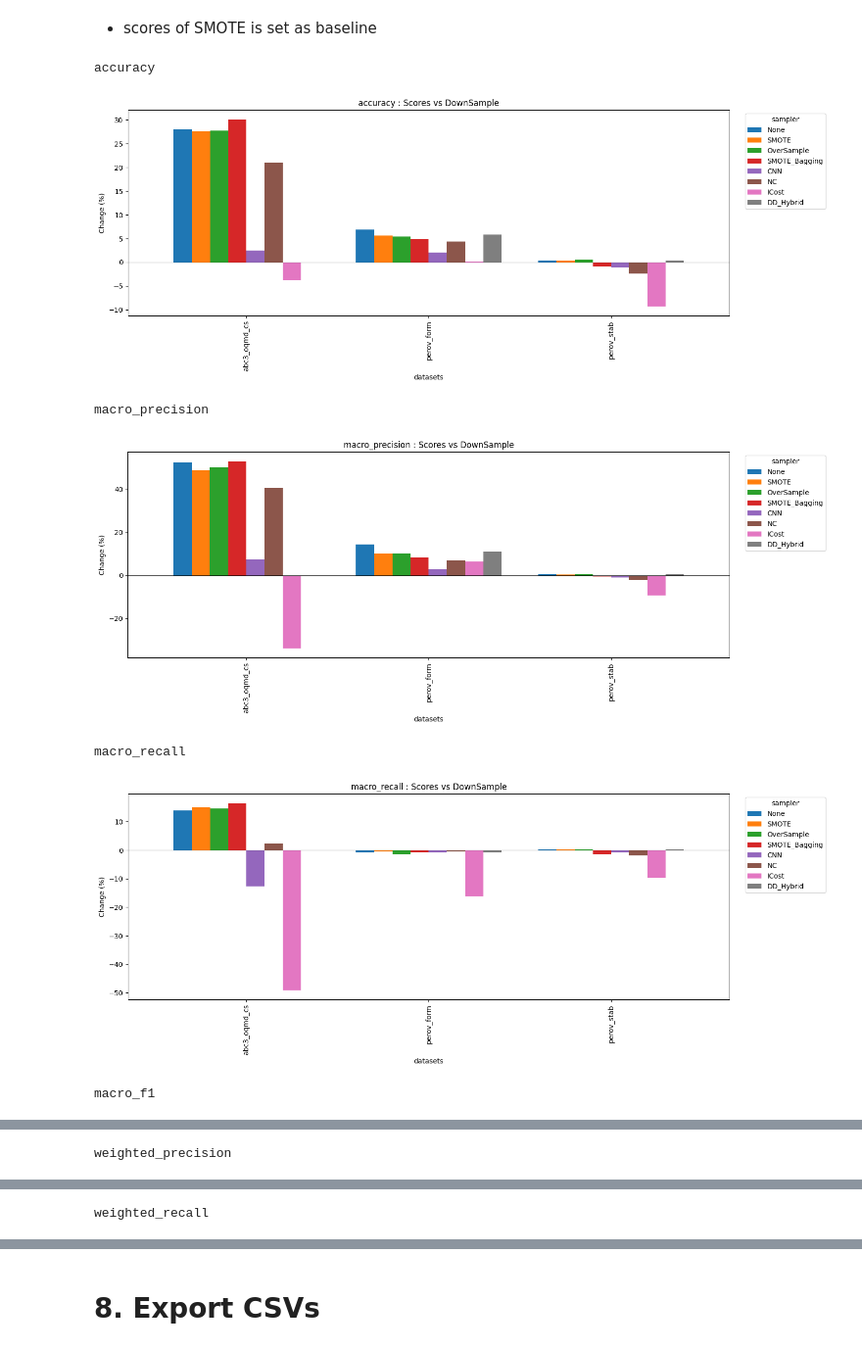
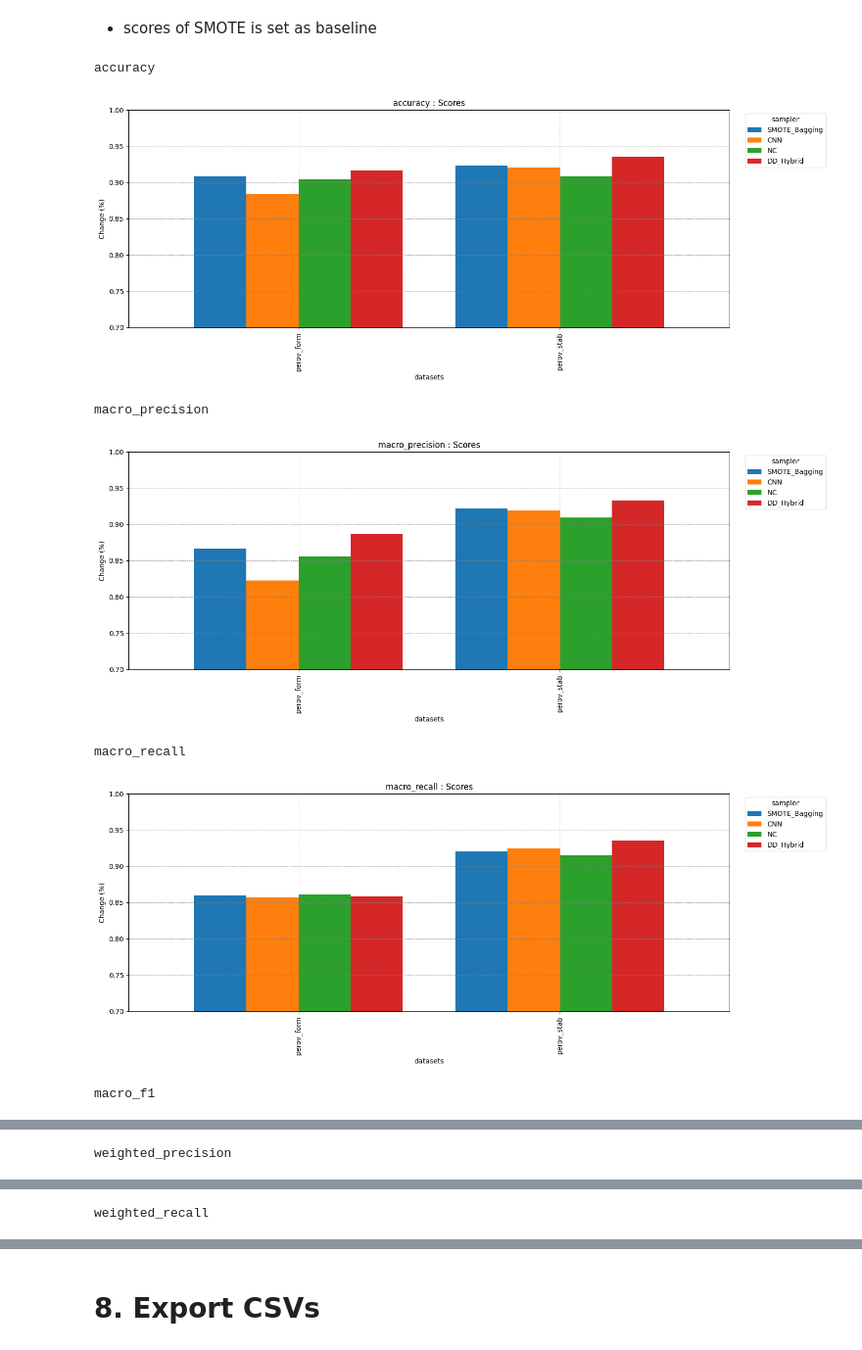
Before and after one commit to omarfarukof/Perovskite-ML-papers, a Jupyter notebook: A_Multi_class_Dataset_Comparison/A_Classification_Comparison.ipynb, the cells around one changed output, grey strips where cells are left out. Shown at 98% size. Cells and saved outputs as stored; diff of their text form; code cells hidden in the pictures.

```diff
--- a/A_Multi_class_Dataset_Comparison/A_Classification_Comparison.ipynb
+++ b/A_Multi_class_Dataset_Comparison/A_Classification_Comparison.ipynb
@@ -143,7 +143,7 @@ SAMPLERS   = {
     "SMOTE_Bagging" : BalancedBaggingClassifier(random_state=84, sampler = SMOTE(random_state=100, k_neighbors=2)),
     "CNN"           : CondensedNearestNeighbour(random_state=10, n_jobs=-1),
     "NC"            : NeighbourhoodCleaningRule(),
-    "ICost"         : OverBoostClassifier(random_state=84),
+    # "ICost"         : OverBoostClassifier(random_state=84),
     "DD_Hybrid"     : DDHybridSampler(target_ir=1.5, k=5, random_state=42)
 }
 
@@ -380,8 +380,20 @@ for di, dataset_path in enumerate(CSV_FILES):
                 _NAN = False
             except :
                 _NAN = True
-
-            for k, v in score_fold(y_val, y_pred , _NAN).items():
+            if _NAN:
+                res = {
+                    "accuracy"          : np.nan,
+                    "macro_precision"   : np.nan,
+                    "macro_recall"      : np.nan,
+                    "macro_f1"          : np.nan,
+                    "weighted_precision": np.nan,
+                    "weighted_recall"   : np.nan,
+                    "weighted_f1"       : np.nan,
+                    "mcc"               : np.nan,
+                }
+            else:
+                res = score_fold(y_val, y_pred)
+            for k, v in res.items():
                 fold_scores[k].append(v)
 
         # # run stratified 5-fold CV in one call
@@ -494 +487,7 @@ weighted_recall
 ... (4 outputs left out)
+# %%
+for csv in CSV_FILES:
+    df = pd.read_csv(csv)
+    counts = df.iloc[:, -1].value_counts().sort_values(ascending=False)
+    ir = counts.iloc[0] / counts.iloc[-1]
+    print(f"{Path(csv).stem:<10}  IR = {ir:.2f}")
@@ -499,31 +502,36 @@ weighted_recall
 # %%
 baseline = "DownSample"
 
 # for df in df_per_metric:
 for name, df in df_per_metric.items():
         print(name)
         # metric = df.name
         # df = df.dropna()
-        rel = ((df.subtract(df[baseline], axis=0)
-                .div(df[baseline], axis=0))*100).round(2)
-        rel = rel.drop(columns=[baseline], errors="ignore")
+
+        # rel = ((df.subtract(df[baseline], axis=0)
+        #         .div(df[baseline], axis=0))*100).round(2)
+        # rel = rel.drop(columns=[baseline], errors="ignore")
+
+        rel = df.drop(index="abc3_oqmd_cs", columns=["None", "OverSample", "DownSample", "SMOTE"])
 
         fig, ax = plt.subplots(figsize=(15, 6))
         rel.plot(kind="bar", ax=ax, width=0.8)
         ax.axhline(0, color="black", lw=0.8)
-        ax.set_title(f"{name} : Scores vs {baseline}")
+        ax.set_title(f"{name} : Scores")
         ax.set_ylabel("Change (%)")
         ax.set_xlabel("datasets")
         ax.legend(title="sampler", bbox_to_anchor=(1.02, 1), loc="upper left")
+        plt.ylim(0.7, 1.0)
+        plt.grid(True, which='both', linestyle='--', linewidth=0.5, color='gray')
         plt.tight_layout()
-        fig.savefig(OUT_DIR/f"{name}_rel_vs_{baseline}.png", dpi=300)
+        fig.savefig(OUT_DIR/f"{name}_result.png", dpi=300)
         plt.show()
         plt.close(fig)
 # %% [output]
 accuracy
-[figure, old version]
+[figure, new version]
 macro_precision
-[figure, old version]
+[figure, new version]
 macro_recall
-[figure, old version]
+[figure, new version]
 macro_f1
```
Also changed, not shown: parts of 5 cells of this notebook, 5 other files.
